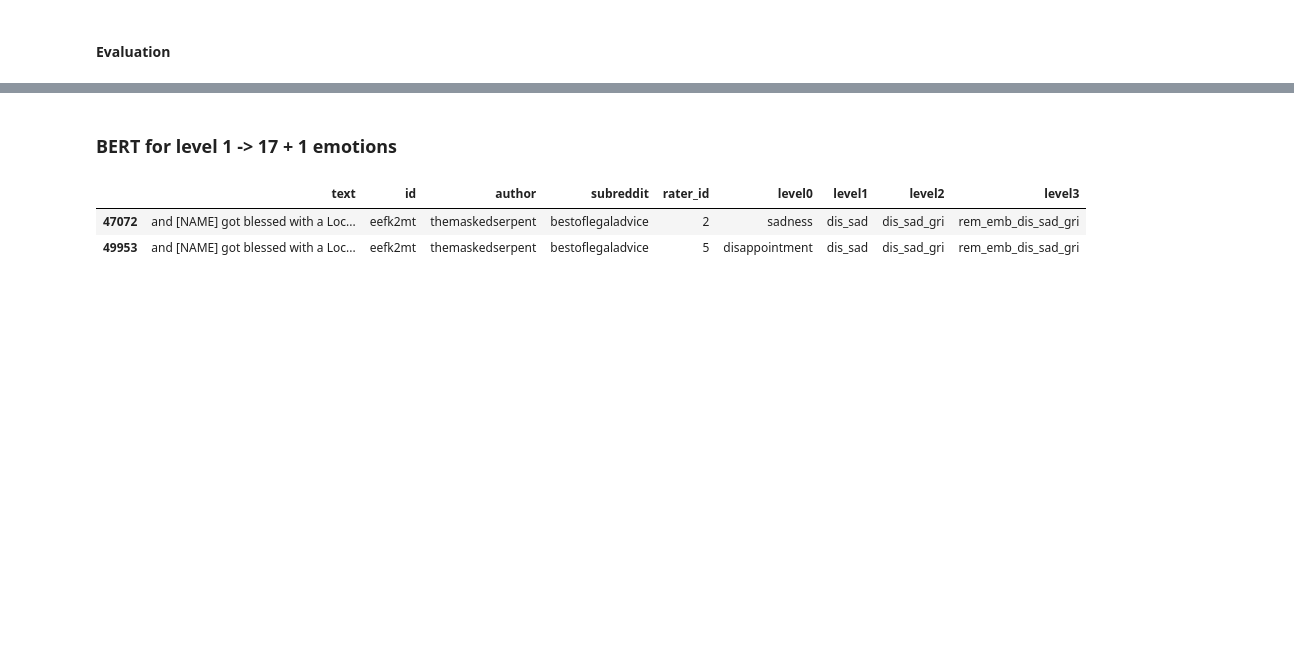
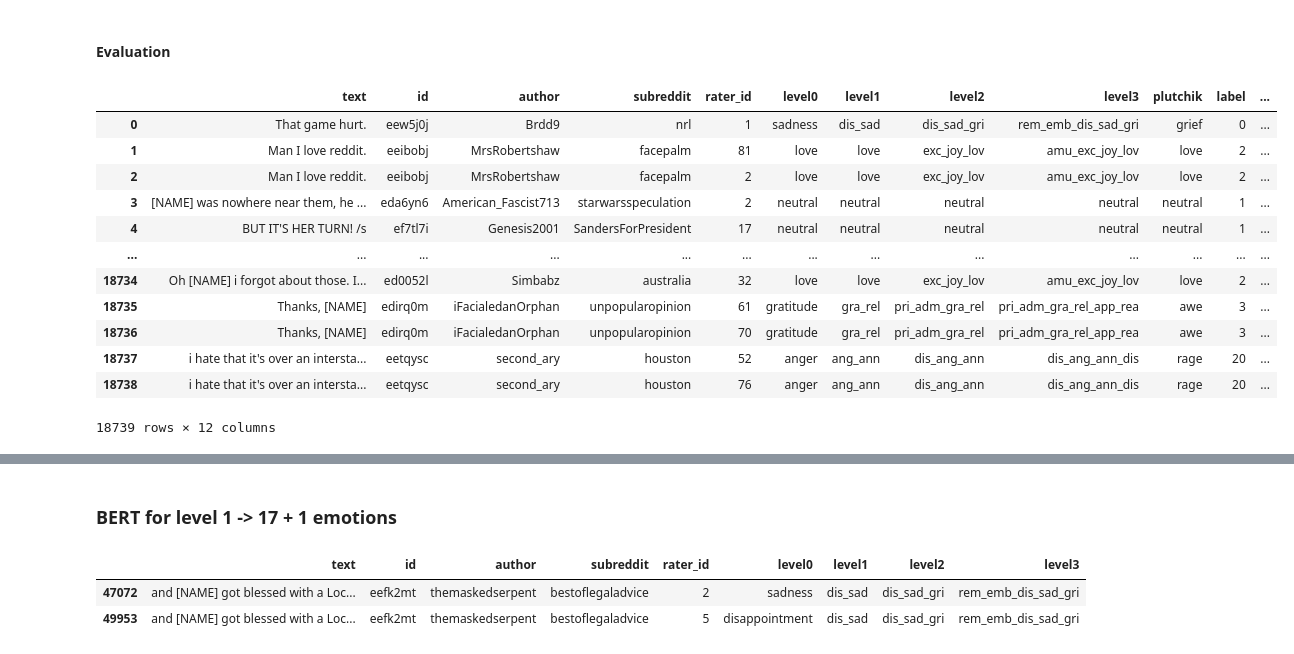
Before and after one commit to ralf-koenig/cer23_emo, a Jupyter notebook: notebooks/bert_models.ipynb, the cells around one changed output, grey strips where cells are left out. Cells and saved outputs as stored; diff of their text form; code cells hidden in the pictures; blank space fills up the shorter version.

```diff
--- a/notebooks/bert_models.ipynb
+++ b/notebooks/bert_models.ipynb
@@ -109,2 +210,18 @@ dataset_0, results_0, tokenized_testing_data_0 = get_bert(clustered_df, "level0"
 # %% [markdown]
 #### Evaluation
+# %%
+pd.DataFrame(testing_data)
+# %% [output]
+|  | text | id | author | subreddit | rater_id | level0 | level1 | level2 | level3 | plutchik | label | ... |
+| 0 | That game hurt. | eew5j0j | Brdd9 | nrl | 1 | sadness | dis_sad | dis_sad_gri | rem_emb_dis_sad_gri | grief | 0 | ... |
+| 1 | Man I love reddit. | eeibobj | MrsRobertshaw | facepalm | 81 | love | love | exc_joy_lov | amu_exc_joy_lov | love | 2 | ... |
+| 2 | Man I love reddit. | eeibobj | MrsRobertshaw | facepalm | 2 | love | love | exc_joy_lov | amu_exc_joy_lov | love | 2 | ... |
+| 3 | [NAME] was nowhere near them, he ... | eda6yn6 | American_Fascist713 | starwarsspeculation | 2 | neutral | neutral | neutral | neutral | neutral | 1 | ... |
+| 4 | BUT IT'S HER TURN! /s | ef7tl7i | Genesis2001 | SandersForPresident | 17 | neutral | neutral | neutral | neutral | neutral | 1 | ... |
+| ... | ... | ... | ... | ... | ... | ... | ... | ... | ... | ... | ... | ... |
+| 18734 | Oh [NAME] i forgot about those. I... | ed0052l | Simbabz | australia | 32 | love | love | exc_joy_lov | amu_exc_joy_lov | love | 2 | ... |
+| 18735 | Thanks, [NAME] | edirq0m | iFacialedanOrphan | unpopularopinion | 61 | gratitude | gra_rel | pri_adm_gra_rel | pri_adm_gra_rel_app_rea | awe | 3 | ... |
+| 18736 | Thanks, [NAME] | edirq0m | iFacialedanOrphan | unpopularopinion | 70 | gratitude | gra_rel | pri_adm_gra_rel | pri_adm_gra_rel_app_rea | awe | 3 | ... |
+| 18737 | i hate that it's over an intersta... | eetqysc | second_ary | houston | 52 | anger | ang_ann | dis_ang_ann | dis_ang_ann_dis | rage | 20 | ... |
+| 18738 | i hate that it's over an intersta... | eetqysc | second_ary | houston | 76 | anger | ang_ann | dis_ang_ann | dis_ang_ann_dis | rage | 20 | ... |
+18739 rows × 12 columns
```
Also changed, not shown: parts of 25 cells of this notebook, 1 other file.
